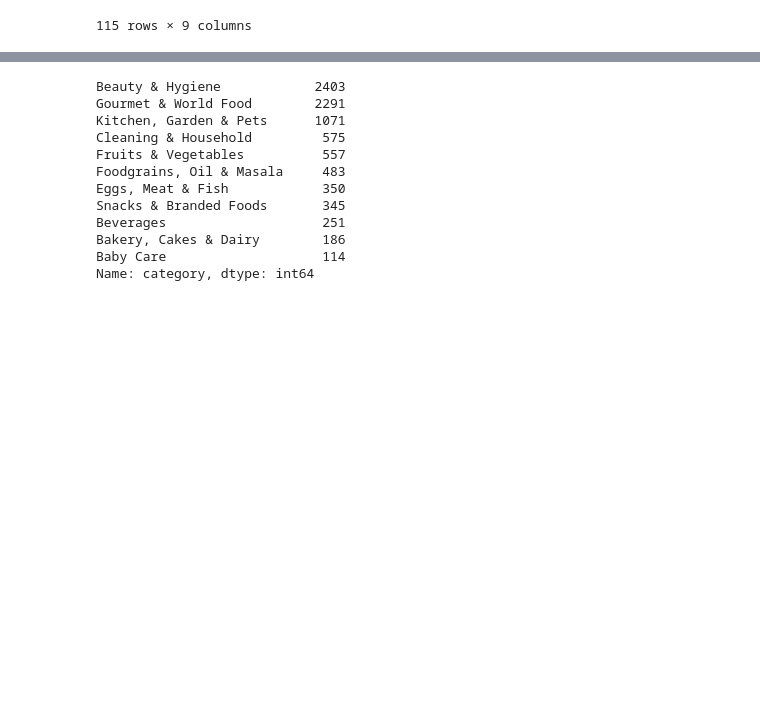
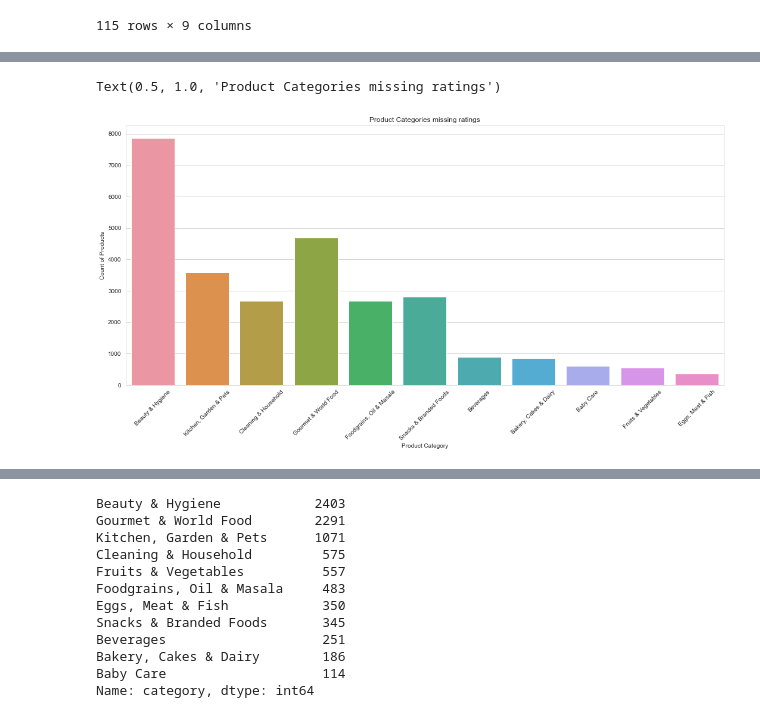
Before and after one commit to saquibmohiuddin/BigBasketData, a Jupyter notebook: bigbasket.ipynb, the cells around one changed output, grey strips where cells are left out. Cells and saved outputs as stored; diff of their text form; code cells hidden in the pictures; blank space fills up the shorter version.

```diff
--- a/bigbasket.ipynb
+++ b/bigbasket.ipynb
@@ -74,6 +79,16 @@ df[df["product"].isna()]
 # %% [output]
 |  | product | category | sub_category | brand | sale_price | market_price | type | rating | description |
 | 14363 | NaN | Beverages | Coffee | Cothas Coffee | 200.0 | 240.0 | Ground Coffee | 4.2 | Cothas Specialty Blend Coffee and... |
+# %%
+plt.figure(figsize=(18, 8))
+sns.countplot(data = df, x = "category")
+plt.xlabel("Product Category")
+plt.ylabel("Count of Products")
+plt.xticks(rotation = 45)
+plt.title("Product Categories missing ratings")
+# %% [output]
+Text(0.5, 1.0, 'Product Categories missing ratings')
+[figure, added]
 # %%
 unrated_df = df[df["rating"].isna()]
 unrated_df
```
Also changed, not shown: parts of 5 cells of this notebook.
